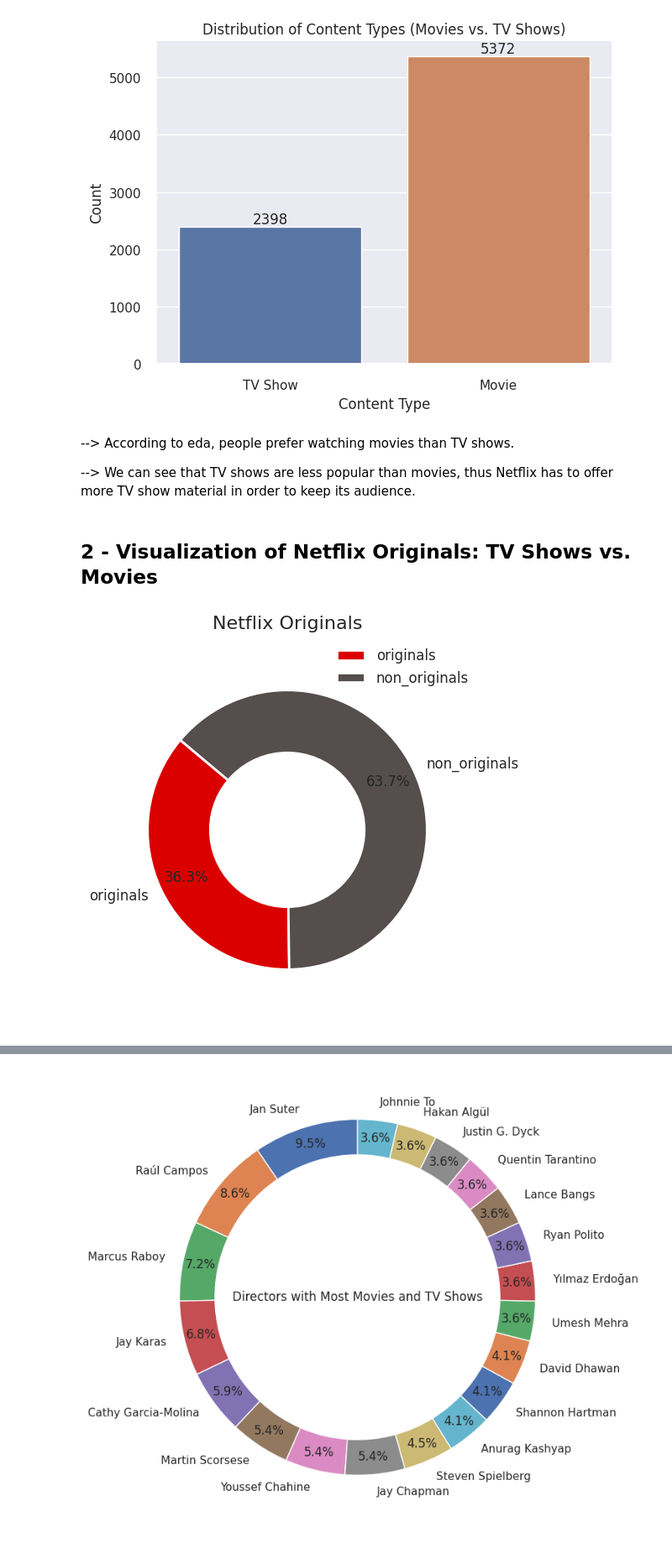
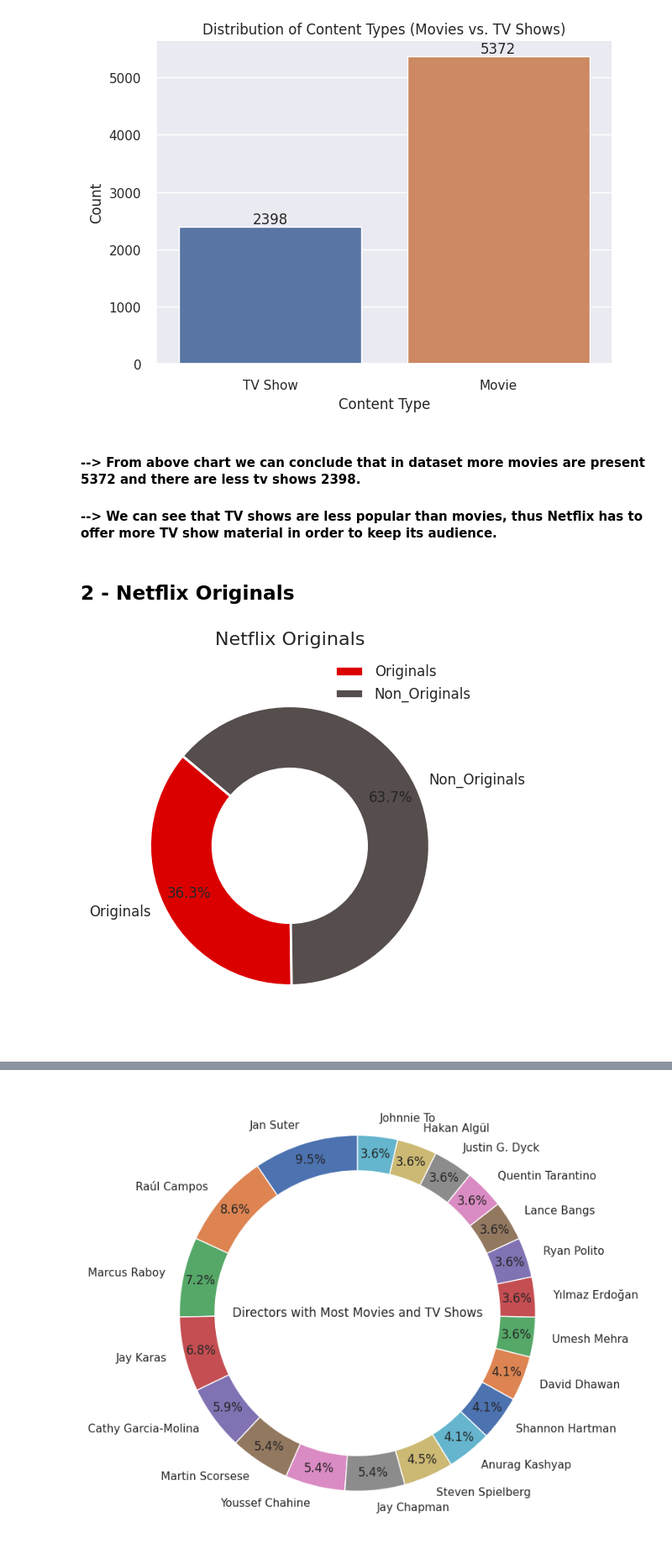
Before and after one commit to Deeppatel0510/Netflix_Movies_and_TV-Show_Unsupervised, a Jupyter notebook: Netflix_Movies_and_TV_Show_Unsupervised.ipynb, the cells around one changed output, grey strips where cells are left out. Shown at 84% size. Cells and saved outputs as stored; diff of their text form; code cells hidden in the pictures.

```diff
--- a/Netflix_Movies_and_TV_Show_Unsupervised.ipynb
+++ b/Netflix_Movies_and_TV_Show_Unsupervised.ipynb
@@ -485,31 +498,32 @@ plt.show()
 # %% [output]
 [figure]
 # %% [markdown]
--->  According to eda, people prefer watching movies than TV shows.
+#### -->  From above chart we can conclude that in dataset more movies are present 5372 and there are less tv shows 2398.
 
--->  We can see that TV shows are less popular than movies, thus Netflix has to offer more TV show material in order to keep its audience.
+#### -->  We can see that TV shows are less popular than movies, thus Netflix has to offer more TV show material in order to keep its audience.
 # %% [markdown]
-## 2 - Visualization of Netflix Originals: TV Shows vs. Movies
+## 2 - Netflix Originals
 # %%
-# Calculate the counts
+# Count of Originals and Non-Originals
 originals = net_df[net_df['release_year'] == net_df['year']].shape[0]
 non_originals = net_df[net_df['release_year'] != net_df['year']].shape[0]
 
-# Create a pie chart with a reduced outer circle
-plt.figure(figsize=(6, 6))  # Reduce the figure size for a smaller outer circle
-plt.pie([originals, non_originals], labels=['originals', 'non_originals'], colors=['#db0000', '#564d4d'], autopct='%1.1f%%', startangle=140,
-        wedgeprops={'edgecolor': 'white', 'linewidth': 2}, pctdistance=0.8, textprops={'fontsize': 12},
-        radius=0.9)  # Adjust the radius (0.7 for a smaller outer circle)
+# Create a pie chart
+plt.figure(figsize=(6, 6))
+plt.pie([originals, non_originals], labels=['Originals', 'Non_Originals'],
+        colors=['#db0000', '#564d4d'], autopct='%1.1f%%', startangle=140,
+        wedgeprops={'edgecolor': 'white', 'linewidth': 2}, pctdistance=0.8,
+        textprops={'fontsize': 12}, radius=0.9)
 
 # Draw a circle in the center to make it a donut chart
-center_circle = plt.Circle((0, 0), 0.5, fc='white')  # Adjust the radius (0.5 for a smaller hole)
+center_circle = plt.Circle((0, 0), 0.5, fc='white')
 fig = plt.gcf()
 fig.gca().add_artist(center_circle)
 
 # Equal aspect ratio ensures that pie is drawn as a circle.
 plt.title('Netflix Originals', fontsize=16)
 plt.legend(loc='upper right', fontsize=12)
 plt.show()
 # %% [output]
-[figure, old version]
+[figure, new version]
 # %% [markdown]
```
Also changed, not shown: parts of 68 cells of this notebook.
